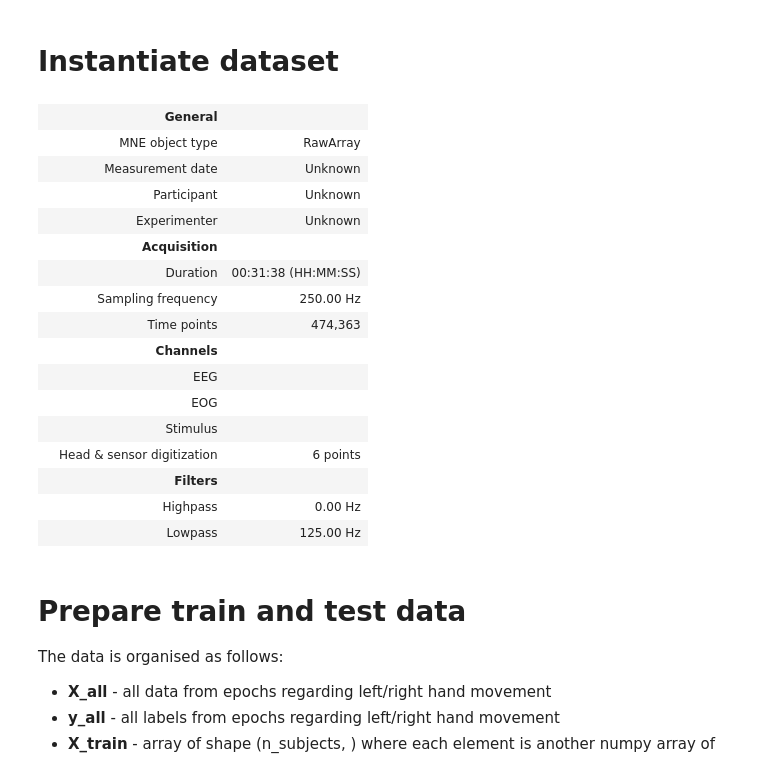
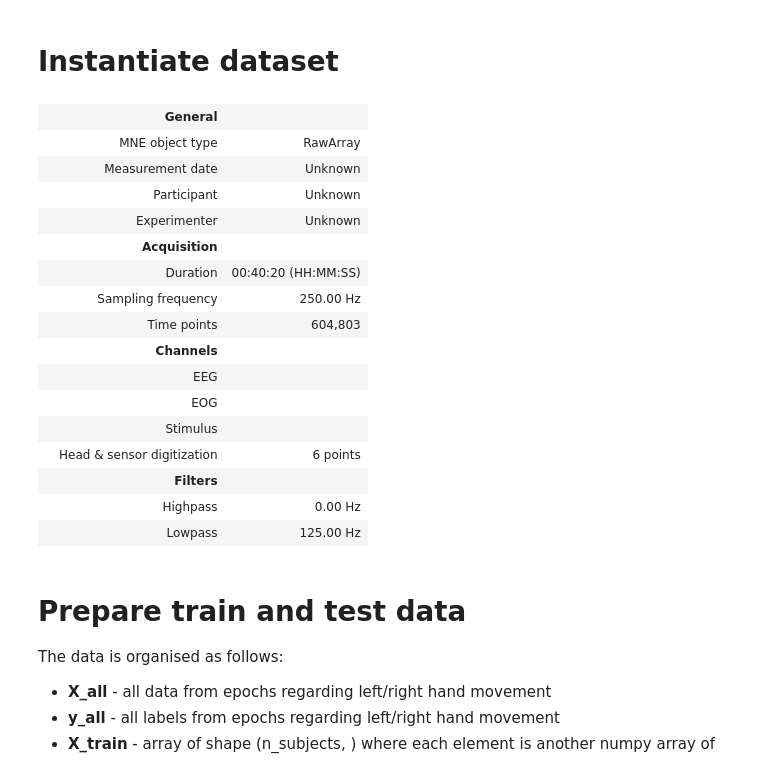
Before and after one commit to ad-jusk/eeg_transformer, a Jupyter notebook: notebooks/mtl_bci_2008_b.ipynb, the cells around one changed output. Drawn from its saved outputs; the diff is of its cells as text; code cells hidden in the pictures.

```diff
--- a/notebooks/mtl_bci_2008_b.ipynb
+++ b/notebooks/mtl_bci_2008_b.ipynb
@@ -45,19 +45,19 @@ moabb.set_log_level("info")
 # %%
 dataset = BNCI2014_004()
 dataset.subject_list = [1, 2, 3, 4, 5, 6, 7, 8, 9]
 paradigm = LeftRightImagery(channels=None)
 data = dataset.get_data(subjects=[1])
-data[1]["4test"]["0"]
+data[1]["0train"]["0"]
 # %% [output]
 |  | General |  |
 |  | MNE object type | RawArray |
 |  | Measurement date | Unknown |
 |  | Participant | Unknown |
 |  | Experimenter | Unknown |
 |  | Acquisition |  |
-|  | Duration | 00:31:38 (HH:MM:SS) |
+|  | Duration | 00:40:20 (HH:MM:SS) |
 |  | Sampling frequency | 250.00 Hz |
-|  | Time points | 474,363 |
+|  | Time points | 604,803 |
 |  | Channels |  |
 |  | EEG |  |
 |  | EOG |  |
```
Also changed, not shown: parts of 16 cells of this notebook.
